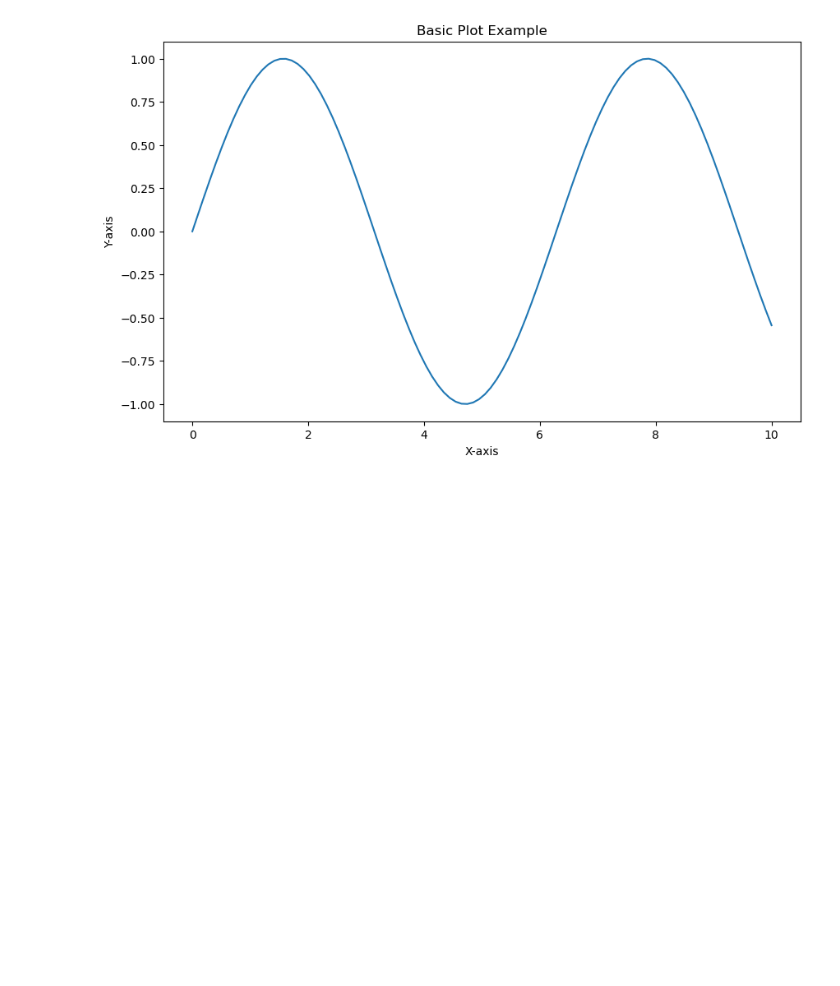
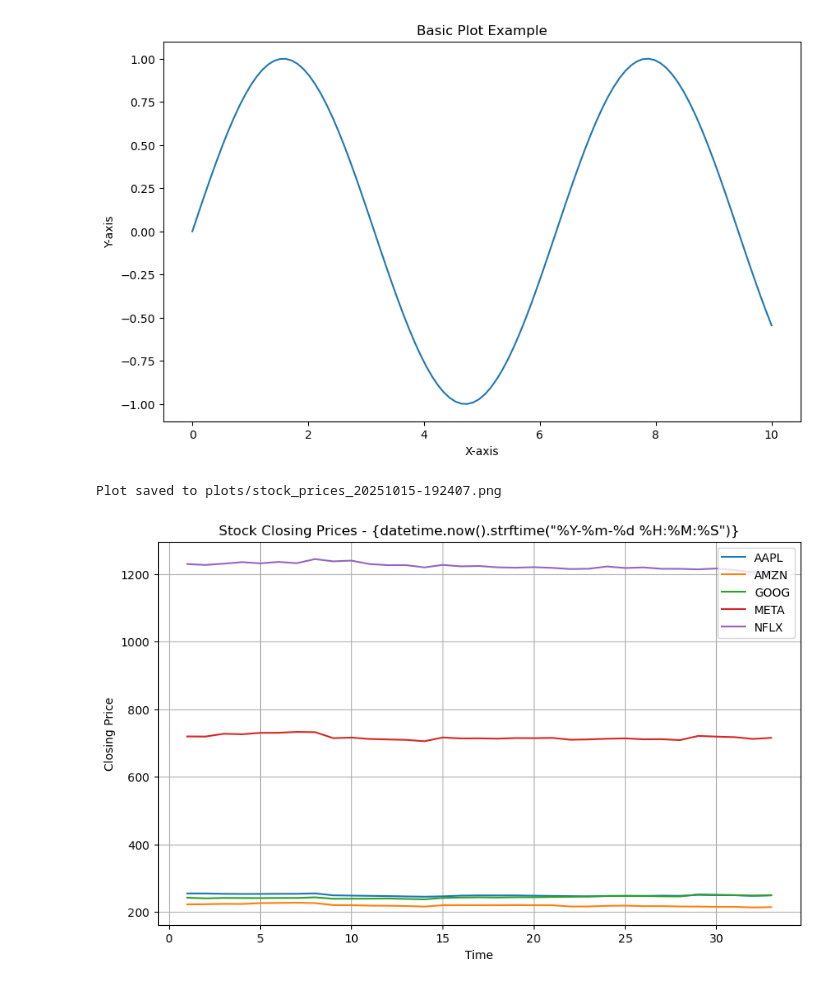
Before and after one commit to DaveyByrnes/computer_infrastructure, a Jupyter notebook: problems.ipynb, the cells around one changed output. Saved outputs shown, nothing was run; the diff lists cells and outputs as text; code cells hidden in the pictures; blank space fills up the shorter version.

Commit message:
SUCCESS! Plot data loads in folder

```diff
--- a/problems.ipynb
+++ b/problems.ipynb
@@ -170,15 +170,47 @@ plt.savefig(file_path)
 # %%
 import pandas as pd
 import matplotlib.pyplot as plt
 from datetime import datetime
 import numpy as np
 import os
 
 def plot_data():
 
     data_files = [f for f in os.listdir("data") if f.endswith(".csv")]
     if not data_files:
         print("No data files found in the 'data' directory.")
         return
 
-    # sort files
+    # sort files to get the latest one
+    data_files.sort(reverse=True)
+    latest_file = data_files[0]
+    file_path = os.path.join("data", latest_file)
+
+    # read the latest data file
+    df = pd.read_csv(file_path, header=[0,1])
+
+    # extract closing data
+    close_data = df['Close']
+
+    # plot closing prices
+    plt.figure(figsize=(10, 6))
+    for ticker in close_data.columns:
+        plt.plot(close_data.index, close_data[ticker], label=ticker)
+    plt.xlabel('Time')
+    plt.ylabel('Closing Price')
+    plt.title('Stock Closing Prices - {datetime.now().strftime("%Y-%m-%d %H:%M:%S")}')
+    plt.legend()
+    plt.grid(True)
+
+    # timestamp filename
+    timestamp = datetime.now().strftime("%Y%m%d-%H%M%S")
+    file_path = f"plots/stock_prices_{timestamp}.png"
+    os.makedirs("plots", exist_ok=True)
+    plt.savefig(file_path)
+    print(f"Plot saved to {file_path}")
+
+# run function
+plot_data()
+# %% [output]
+Plot saved to plots/stock_prices_20251015-192407.png
+[figure, added]
```
Also changed, not shown: 1 other file.
